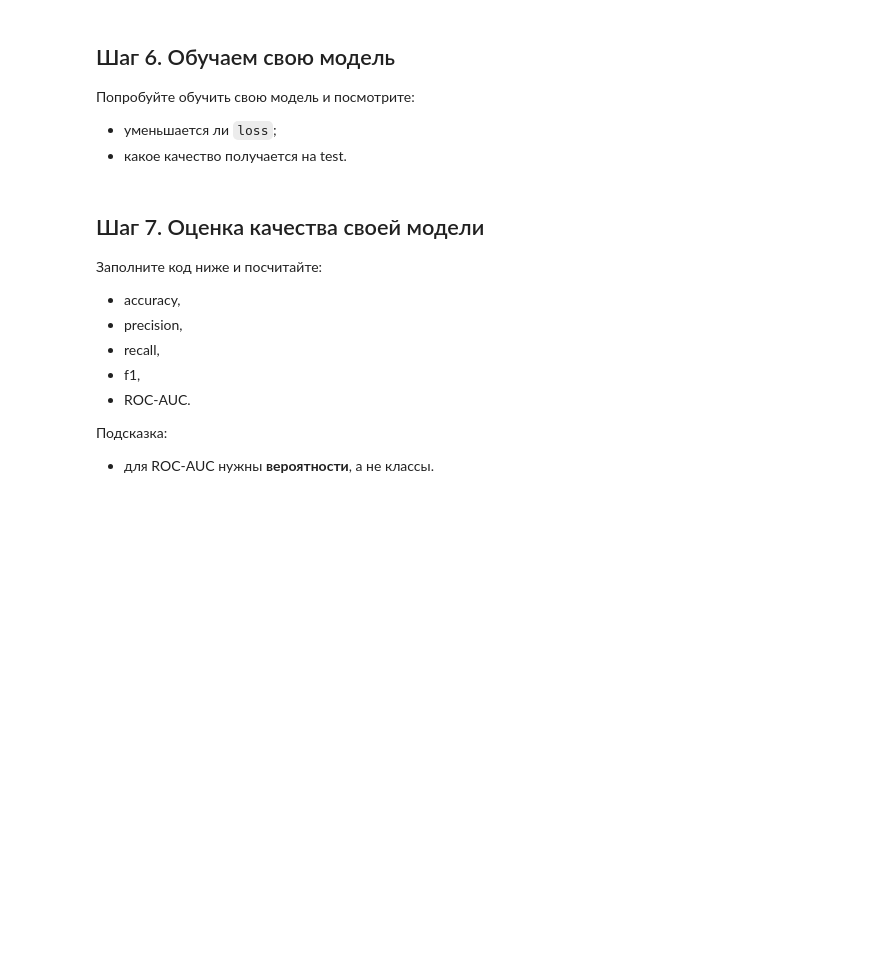
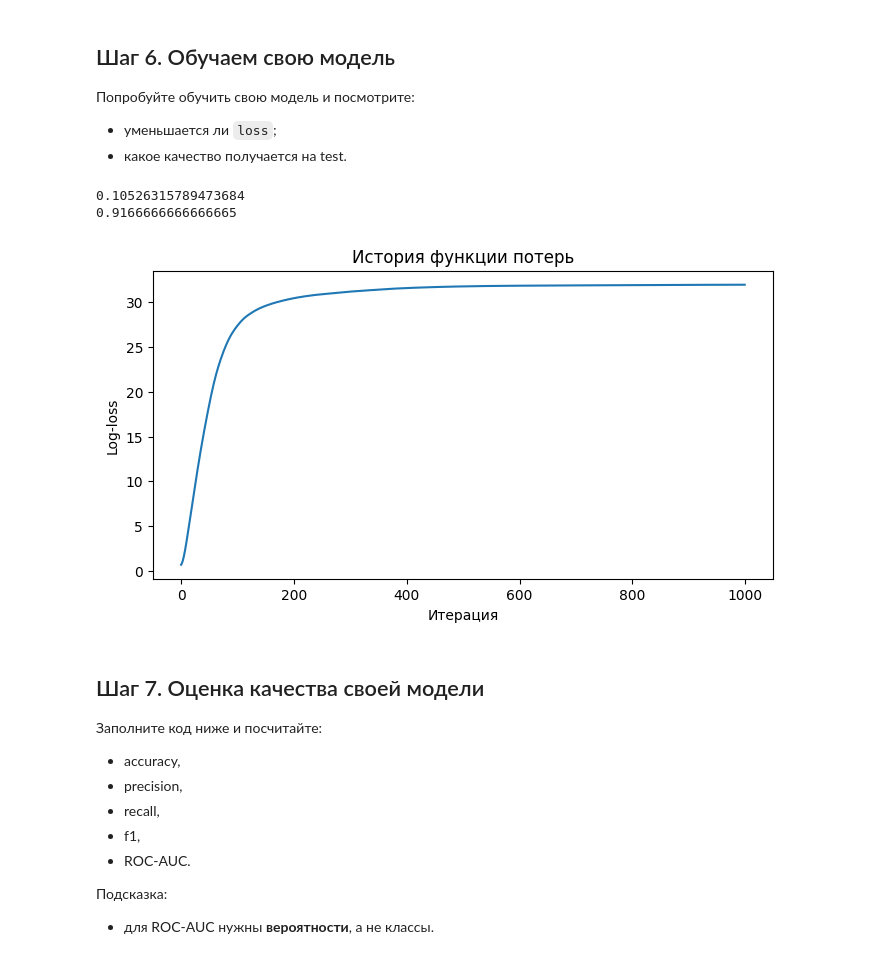
Before and after one commit to SYaroslav0/ml-yara-homework, a Jupyter notebook: hw05/logreg_practice_student.ipynb, the cells around one changed output. Drawn from its saved outputs; the diff is of its cells as text; code cells hidden in the pictures; blank space fills up the shorter version.

```diff
--- a/hw05/logreg_practice_student.ipynb
+++ b/hw05/logreg_practice_student.ipynb
@@ -223,12 +244,17 @@ def forward_backward(X, y, w, b):
     # 2) посчитать p = sigmoid(z)
     # 3) посчитать loss
     # 4) посчитать dw и db
+    n = X.shape[0]
     z = np.dot(X, w) + b
     p = sigmoid(z)
-    dw = (1/n)
+    loss = compute_log_loss(y_true=y, y_pred_proba=p)
+    error = p - y
+    dw = (1/n) * X.T @ error
+    db = (1/n) * np.sum(error)
     return p, loss, dw, db
 
 n_features = X_train_scaled.shape[1]
+print(n_features)
 w0 = np.zeros(n_features)
 b0 = 0.0
 
@@ -264,17 +295,27 @@ class MyLogisticRegressionGD:
         # 2) в цикле вызовите forward_backward
         # 3) обновите параметры
         # 4) сохраните loss в self.loss_history
-        ...
+        #n_features = X.shape[1]
+        y = y.reshape(-1)
+        self.w = np.zeros(shape=X.shape[1])
+        self.b = 0.0
+        for k in range(self.n_iters):
+            p, loss, dw, db = forward_backward(X, y, self.w, self.b)
+            self.w  = self.w - self.learning_rate * dw
+            self.b = self.b - self.learning_rate * db
+            self.loss_history.append(loss)
         return self
 
     def predict_proba(self, X):
         # YOUR CODE HERE
-        ...
+        z = np.dot(X, self.w) + self.b
+        proba = sigmoid(z)
         return proba
 
     def predict(self, X):
         # YOUR CODE HERE
-        ...
+        p = self.predict_proba(X)
+        preds = (p >= self.threshold).astype(int)
         return preds
 # %% [markdown]
 ## Шаг 6. Обучаем свою модель
@@ -283,22 +324,32 @@ class MyLogisticRegressionGD:
 - уменьшается ли `loss`;
 - какое качество получается на test.
 # %%
+from sklearn.metrics import accuracy_score, roc_auc_score
+
 my_model = MyLogisticRegressionGD(
-    learning_rate=...,   # подберите разумное значение
-    n_iters=...,         # задайте число итераций
+    learning_rate=0.05,   # подберите разумное значение
+    n_iters=1000,         # задайте число итераций
     threshold=0.5
 )
 
 # YOUR CODE HERE
 # обучите модель
-...
+my_model.fit(X_train_scaled, y_train.values)
+y_pred = my_model.predict(X_test_scaled)
+y_proba = my_model.predict_proba(X_test_scaled)
+print(accuracy_score(y_test, y_pred))
+print(roc_auc_score(y_test, 1 - y_proba))
 
 plt.figure(figsize=(8, 4))
 plt.plot(my_model.loss_history)
 plt.title("История функции потерь")
 plt.xlabel("Итерация")
 plt.ylabel("Log-loss")
 plt.show()
+# %% [output]
+0.10526315789473684
+0.9166666666666665
+[figure, added]
 # %% [markdown]
 ## Шаг 7. Оценка качества своей модели
 
```
Also changed, not shown: parts of 6 cells of this notebook.
